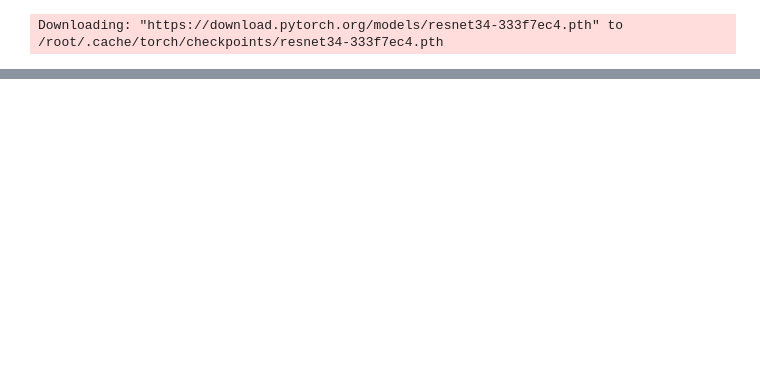
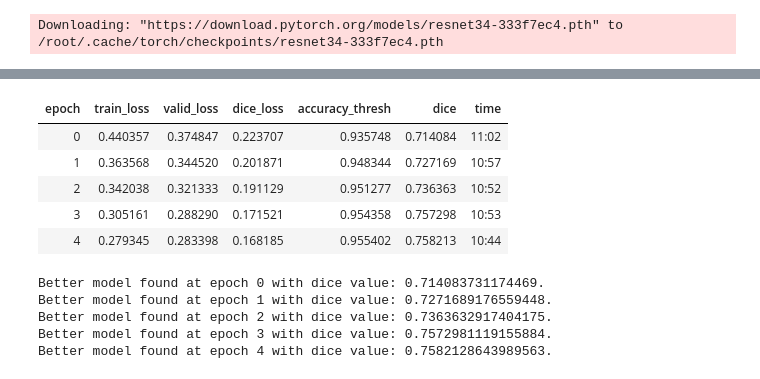
Before and after one commit to hanfu/initenv, a Jupyter notebook: fastai_segbldg.ipynb, the cells around one changed output, grey strips where cells are left out. Cells and saved outputs as stored; diff of their text form; code cells hidden in the pictures; blank space fills up the shorter version.

Commit message:
trained

```diff
--- a/fastai_segbldg.ipynb
+++ b/fastai_segbldg.ipynb
@@ -114,0 +141,22 @@ learn.recorder.plot()
+# %%
+lr = 1e-3
+learn.fit_one_cycle(5, max_lr=lr,
+                    callbacks=[
+                        SaveModelCallback(learn,
+                                                 monitor='dice',
+                                                 mode='max',
+                                                 name='20190108-rn34unet-comboloss-alldata-512-best')
+                    ]
+                   )
+# %% [output]
+| epoch | train_loss | valid_loss | dice_loss | accuracy_thresh | dice | time |
+| 0 | 0.440357 | 0.374847 | 0.223707 | 0.935748 | 0.714084 | 11:02 |
+| 1 | 0.363568 | 0.344520 | 0.201871 | 0.948344 | 0.727169 | 10:57 |
+| 2 | 0.342038 | 0.321333 | 0.191129 | 0.951277 | 0.736363 | 10:52 |
+| 3 | 0.305161 | 0.288290 | 0.171521 | 0.954358 | 0.757298 | 10:53 |
+| 4 | 0.279345 | 0.283398 | 0.168185 | 0.955402 | 0.758213 | 10:44 |
+Better model found at epoch 0 with dice value: 0.714083731174469.
+Better model found at epoch 1 with dice value: 0.7271689176559448.
+Better model found at epoch 2 with dice value: 0.7363632917404175.
+Better model found at epoch 3 with dice value: 0.7572981119155884.
+Better model found at epoch 4 with dice value: 0.7582128643989563.
```
Also changed, not shown: parts of 5 cells of this notebook.
